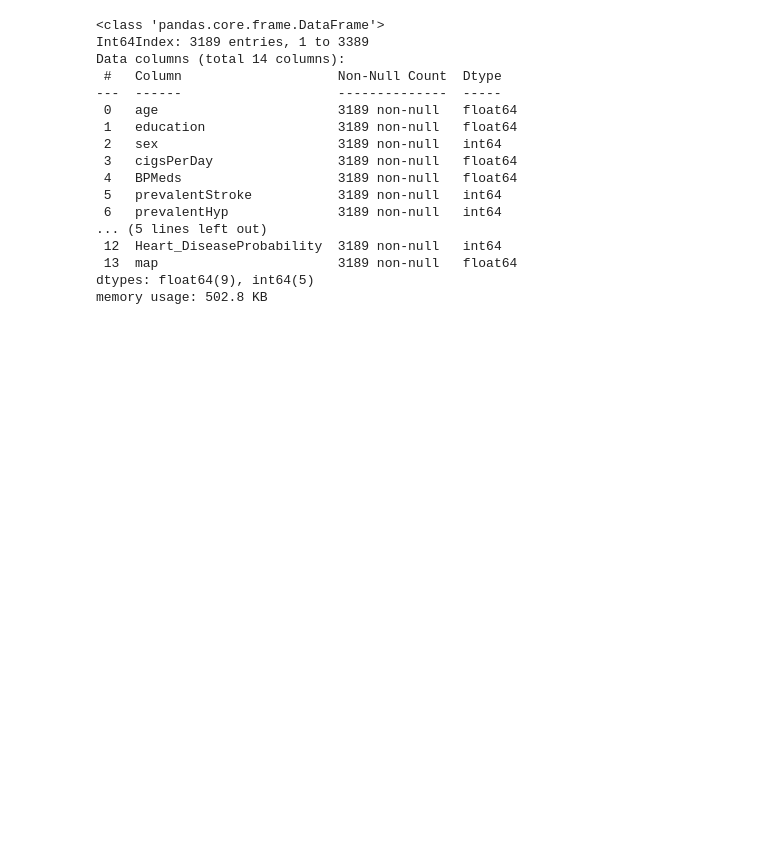
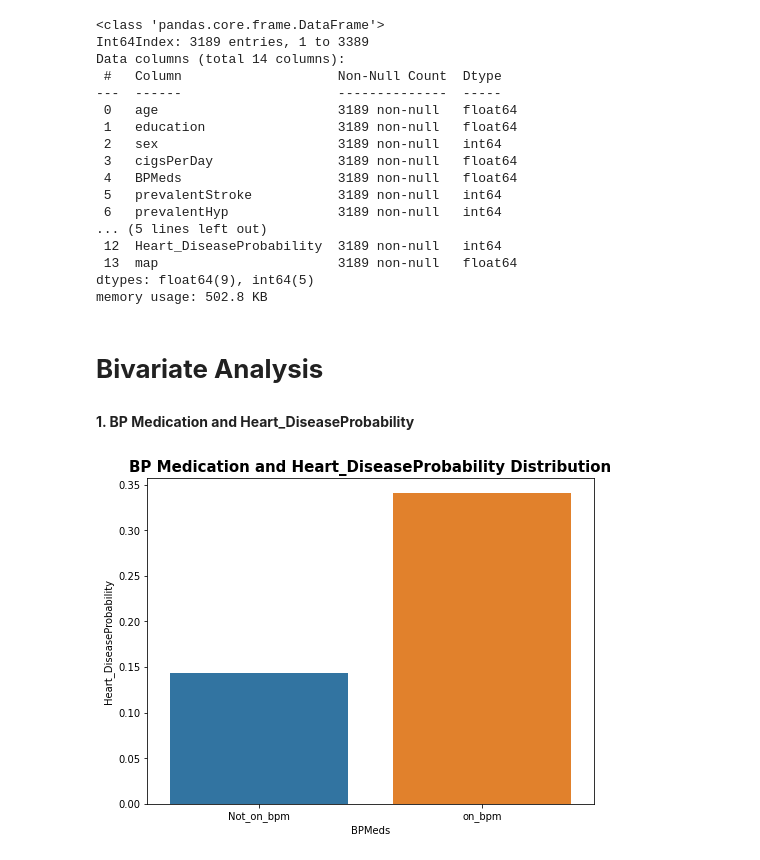
Before and after one commit to sujit-kumar-singh-9115/Capstone-Classification-Project---Cardiovascular-Risk-Prediction, a Jupyter notebook: Capstone(Classification)_Project_Cardiovascular_Risk_Prediction.ipynb, the cells around one changed output. Cells and saved outputs as stored; diff of their text form; code cells hidden in the pictures; blank space fills up the shorter version.

```diff
--- a/Capstone(Classification)_Project_Cardiovascular_Risk_Prediction.ipynb
+++ b/Capstone(Classification)_Project_Cardiovascular_Risk_Prediction.ipynb
@@ -554,3 +554,16 @@ Data columns (total 14 columns):
  13  map                       3189 non-null   float64
 dtypes: float64(9), int64(5)
 memory usage: 502.8 KB
+# %% [markdown]
+# **Bivariate Analysis**
+# %% [markdown]
+**1. BP Medication and Heart_DiseaseProbability**
+# %%
+#plotting comparison the graph of BP Medication and Heart_DiseaseProbability
+plt.figure(figsize=(8,6))
+ax = sns.barplot(x = 'BPMeds', y = 'Heart_DiseaseProbability', data = df_cardiovascular,  ci= False)
+ax.set(xticklabels = (['Not_on_bpm','on_bpm']))
+plt.title('BP Medication and Heart_DiseaseProbability Distribution', fontsize=15, weight='bold' )
+plt.show()
+# %% [output]
+[figure, added]
```
Also changed, not shown: parts of 21 cells of this notebook.
